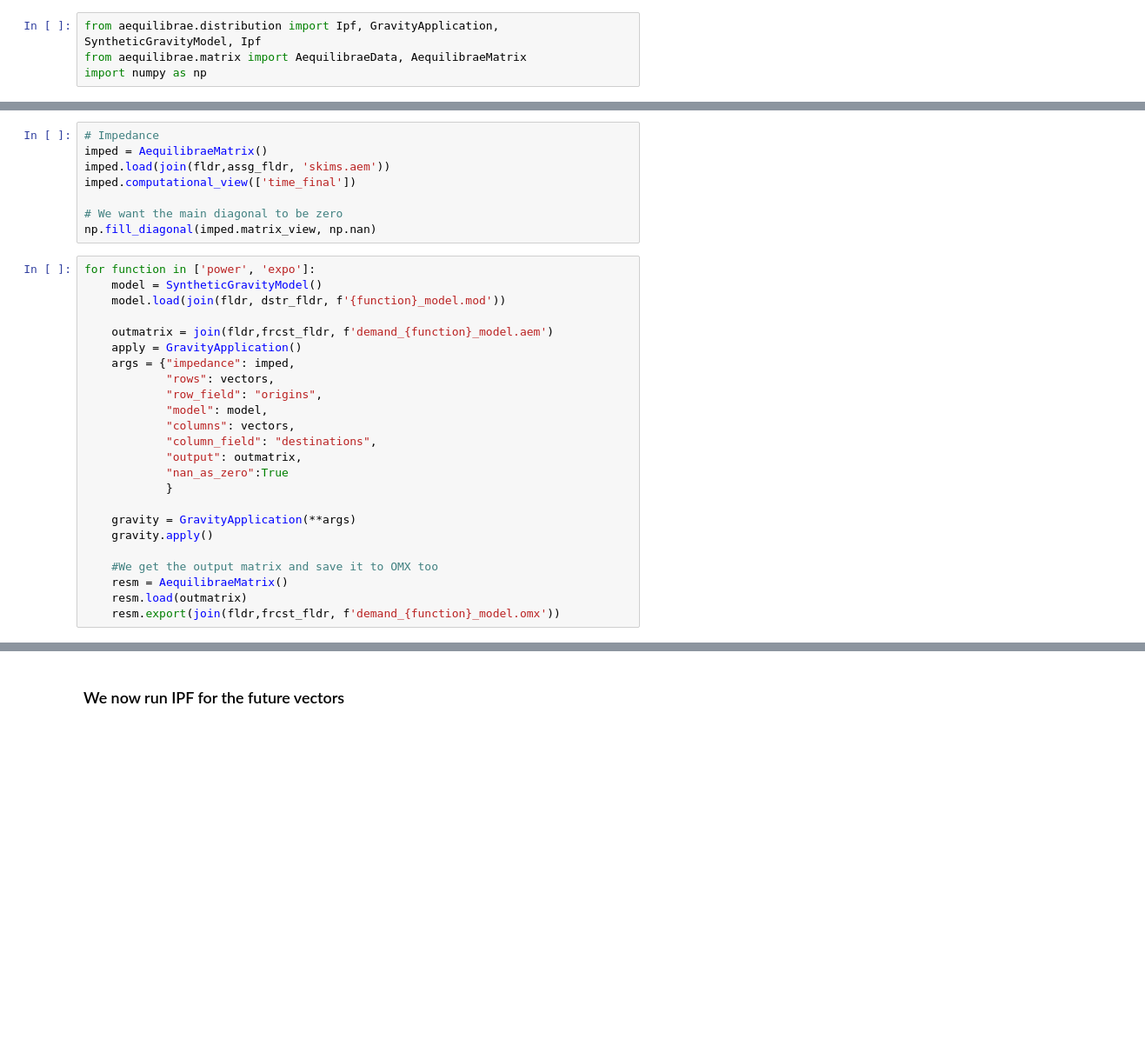
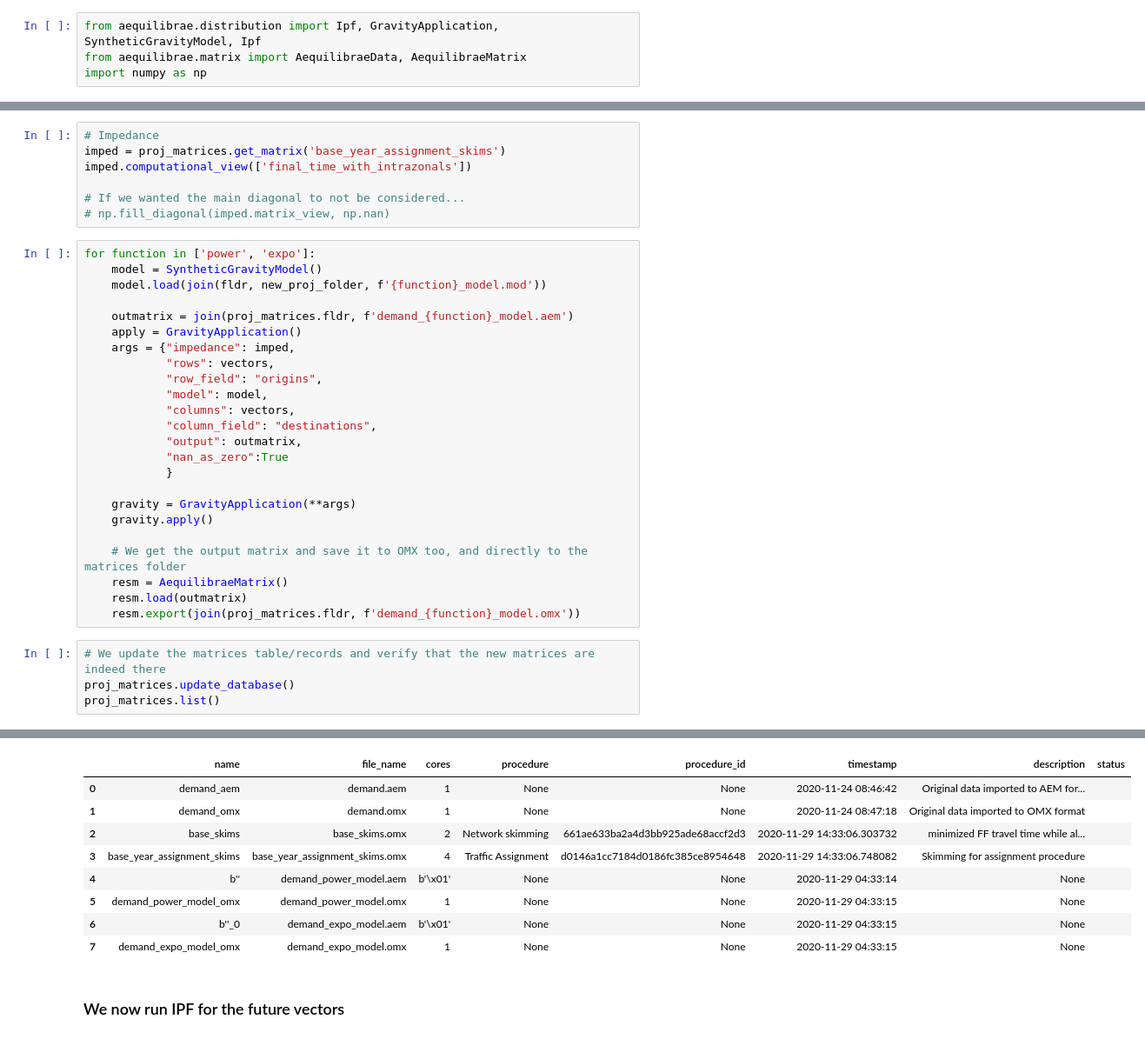
Before and after one commit to AequilibraE/aequilibrae, a Jupyter notebook: docs/source/SiouxFalls.ipynb, the cells around one changed output, grey strips where cells are left out. Shown at 87% size. Cells and saved outputs as stored; diff of their text form; blank space fills up the shorter version.

```diff
--- a/docs/source/SiouxFalls.ipynb
+++ b/docs/source/SiouxFalls.ipynb
@@ -341,18 +421,17 @@ vectors.destinations[:] = destinations * (1+ np.random.rand(vectors.entries)/10)
 vectors.destinations *= vectors.origins.sum()/vectors.destinations.sum()
 # %%
 # Impedance
-imped = AequilibraeMatrix()
-imped.load(join(fldr,assg_fldr, 'skims.aem'))
-imped.computational_view(['time_final'])
+imped = proj_matrices.get_matrix('base_year_assignment_skims')
+imped.computational_view(['final_time_with_intrazonals'])
 
-# We want the main diagonal to be zero
-np.fill_diagonal(imped.matrix_view, np.nan)
+# If we wanted the main diagonal to not be considered...
+# np.fill_diagonal(imped.matrix_view, np.nan)
 # %%
 for function in ['power', 'expo']:
     model = SyntheticGravityModel()
-    model.load(join(fldr, dstr_fldr, f'{function}_model.mod'))
+    model.load(join(fldr, new_proj_folder, f'{function}_model.mod'))
 
-    outmatrix = join(fldr,frcst_fldr, f'demand_{function}_model.aem')
+    outmatrix = join(proj_matrices.fldr, f'demand_{function}_model.aem')
     apply = GravityApplication()
     args = {"impedance": imped,
             "rows": vectors,
@@ -367,7 +446,12 @@ for function in ['power', 'expo']:
     gravity = GravityApplication(**args)
     gravity.apply()
 
-    #We get the output matrix and save it to OMX too
+    # We get the output matrix and save it to OMX too, and directly to the matrices folder
     resm = AequilibraeMatrix()
     resm.load(outmatrix)
-    resm.export(join(fldr,frcst_fldr, f'demand_{function}_model.omx'))
+    resm.export(join(proj_matrices.fldr, f'demand_{function}_model.omx'))
+# %%
+# We update the matrices table/records and verify that the new matrices are indeed there
+proj_matrices.update_database()
+proj_matrices.list()
+# %% [output]
@@ -374,3 +463,12 @@ for function in ['power', 'expo']:
+|  | name | file_name | cores | procedure | procedure_id | timestamp | description | status |
+| 0 | demand_aem | demand.aem | 1 | None | None | 2020-11-24 08:46:42 | Original data imported to AEM for... |  |
+| 1 | demand_omx | demand.omx | 1 | None | None | 2020-11-24 08:47:18 | Original data imported to OMX format |  |
+| 2 | base_skims | base_skims.omx | 2 | Network skimming | 661ae633ba2a4d3bb925ade68accf2d3 | 2020-11-29 14:33:06.303732 | minimized FF travel time while al... |  |
+| 3 | base_year_assignment_skims | base_year_assignment_skims.omx | 4 | Traffic Assignment | d0146a1cc7184d0186fc385ce8954648 | 2020-11-29 14:33:06.748082 | Skimming for assignment procedure |  |
+| 4 | b'' | demand_power_model.aem | b'\x01' | None | None | 2020-11-29 04:33:14 | None |  |
+| 5 | demand_power_model_omx | demand_power_model.omx | 1 | None | None | 2020-11-29 04:33:15 | None |  |
+| 6 | b''_0 | demand_expo_model.aem | b'\x01' | None | None | 2020-11-29 04:33:15 | None |  |
+| 7 | demand_expo_model_omx | demand_expo_model.omx | 1 | None | None | 2020-11-29 04:33:15 | None |  |
 # %% [markdown]
 ### We now run IPF for the future vectors
 # %%
```
Also changed, not shown: parts of 24 cells of this notebook, 3 other files.
